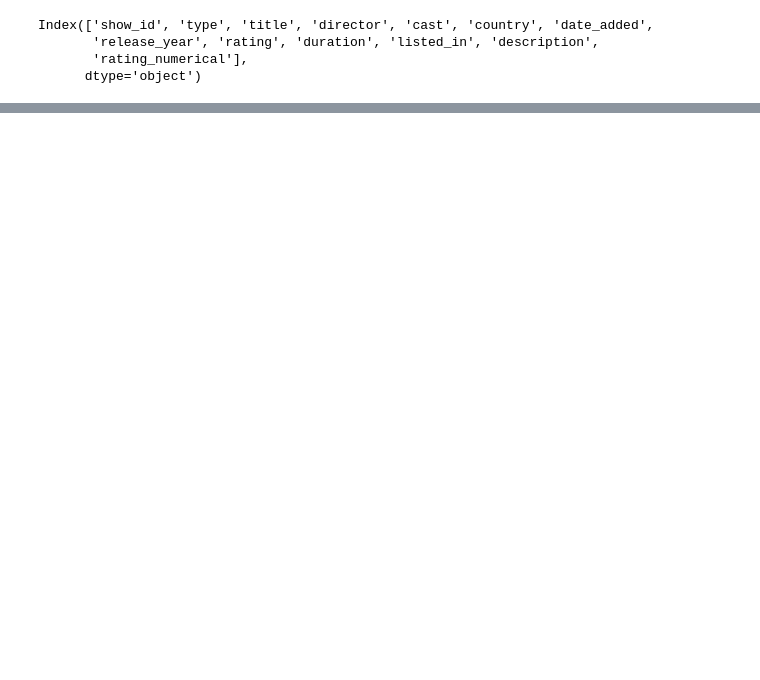
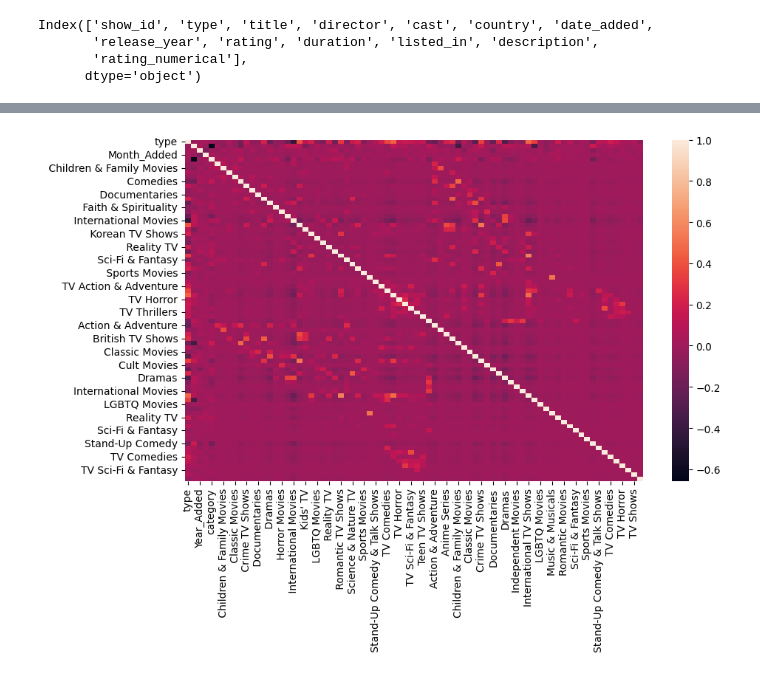
Before and after one commit to PrashantChoudhary13579/Machine-learning-, a Jupyter notebook: LAB_7/Exercise_9.ipynb, the cells around one changed output, grey strips where cells are left out. Cells and saved outputs as stored; diff of their text form; code cells hidden in the pictures; blank space fills up the shorter version.

```diff
--- a/LAB_7/Exercise_9.ipynb
+++ b/LAB_7/Exercise_9.ipynb
@@ -143,0 +319,2 @@ Index(['show_id', 'type', 'title', 'director', 'cast', 'country', 'date_added',
+# %%
+df.drop(columns=['rating'] , inplace = True)
@@ -143,0 +331,3 @@ Index(['show_id', 'type', 'title', 'director', 'cast', 'country', 'date_added',
+# %%
+# doubt - what will happen if i fill this with unknown value as it is a numerical datatype column
+df["rating_numerical"] = df['rating_numerical'].fillna(df['rating_numerical'].ffill())
@@ -143,0 +351,8 @@ Index(['show_id', 'type', 'title', 'director', 'cast', 'country', 'date_added',
+# %%
+# Labeling all the data values
+
+from sklearn.preprocessing import LabelEncoder
+le = LabelEncoder()
+
+for col in low_val_col:
+    df[col] = le.fit_transform(df[col])
@@ -143,0 +377,3 @@ Index(['show_id', 'type', 'title', 'director', 'cast', 'country', 'date_added',
+# %%
+corr_matrix = df.corr()
+print(corr_matrix)
@@ -143,0 +398,9 @@ Index(['show_id', 'type', 'title', 'director', 'cast', 'country', 'date_added',
+# %%
+import seaborn as sns
+import matplotlib.pyplot as plt
+
+plt.figure(figsize=(10,6))
+sns.heatmap(corr_matrix)
+plt.show()
+# %% [output]
+[figure, added]
```
Also changed, not shown: parts of 35 cells of this notebook.
